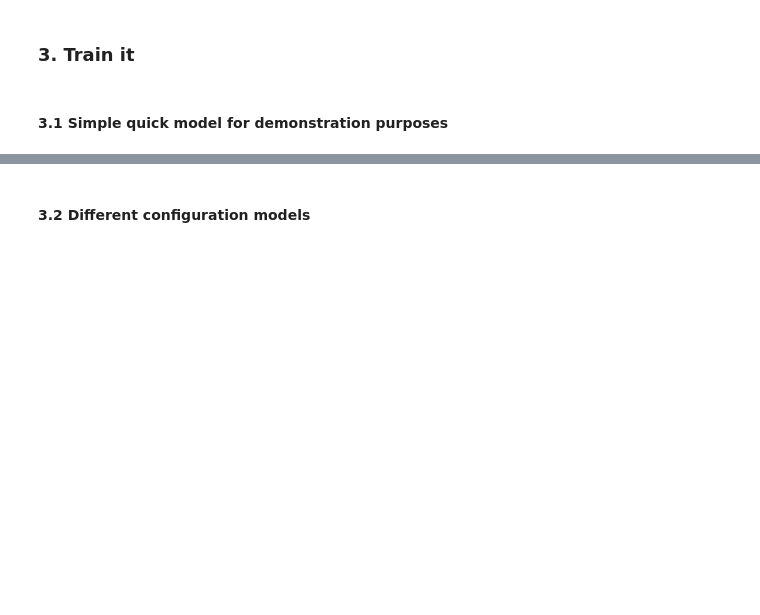
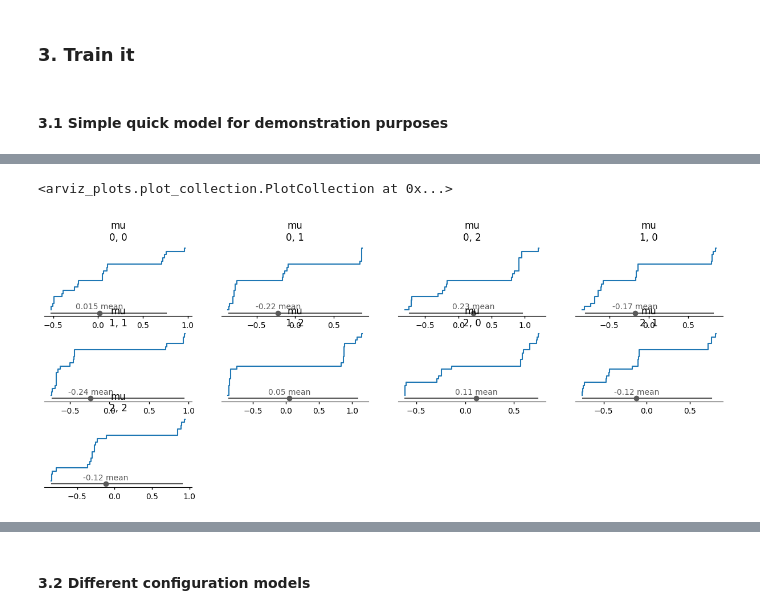
Before and after one commit to juananmonte/aml-working-paper, a Jupyter notebook: notebooks/model_interactive.ipynb, the cells around one changed output, grey strips where cells are left out. Cells and saved outputs as stored; diff of their text form; code cells hidden in the pictures; blank space fills up the shorter version.

```diff
--- a/notebooks/model_interactive.ipynb
+++ b/notebooks/model_interactive.ipynb
@@ -40,7 +58,7 @@ model = build_hmm_model(train_sequences)
 ### If it takes more, please restart the notebook. You should also be able to see the Pymc widget of the model running
 ### If not, please go to the top of this notebook and run the respective commands
 with model:
-    trace_test = pm.sample(draws=5, tune=5, chains=4, cores=4, target_accept=0.9, random_seed=42)
+    demo_test = pm.sample(draws=5, tune=5, chains=4, cores=4, target_accept=0.9, random_seed=42)
 # %% [output]
 Only 5 samples per chain. Reliable r-hat and ESS diagnostics require longer chains for accurate estimate.
 Initializing NUTS using jitter+adapt_diag...
@@ -73,0 +90,8 @@ sigma[2, 2]        0.046    0.022
+# %%
+### Graph the marginal posterior distributions of the mu parameter (Without label switch)
+### How possible or compatible are the emissions of the samples obtained
+### since this is a demo (and label switch has not been applied), the graphs turn out incomplete
+az.plot_dist(demo_test, var_names=["mu"])
+# %% [output]
+<arviz_plots.plot_collection.PlotCollection at 0x...>
+[figure, added]
```
Also changed, not shown: parts of 20 cells of this notebook, 17 other files.
